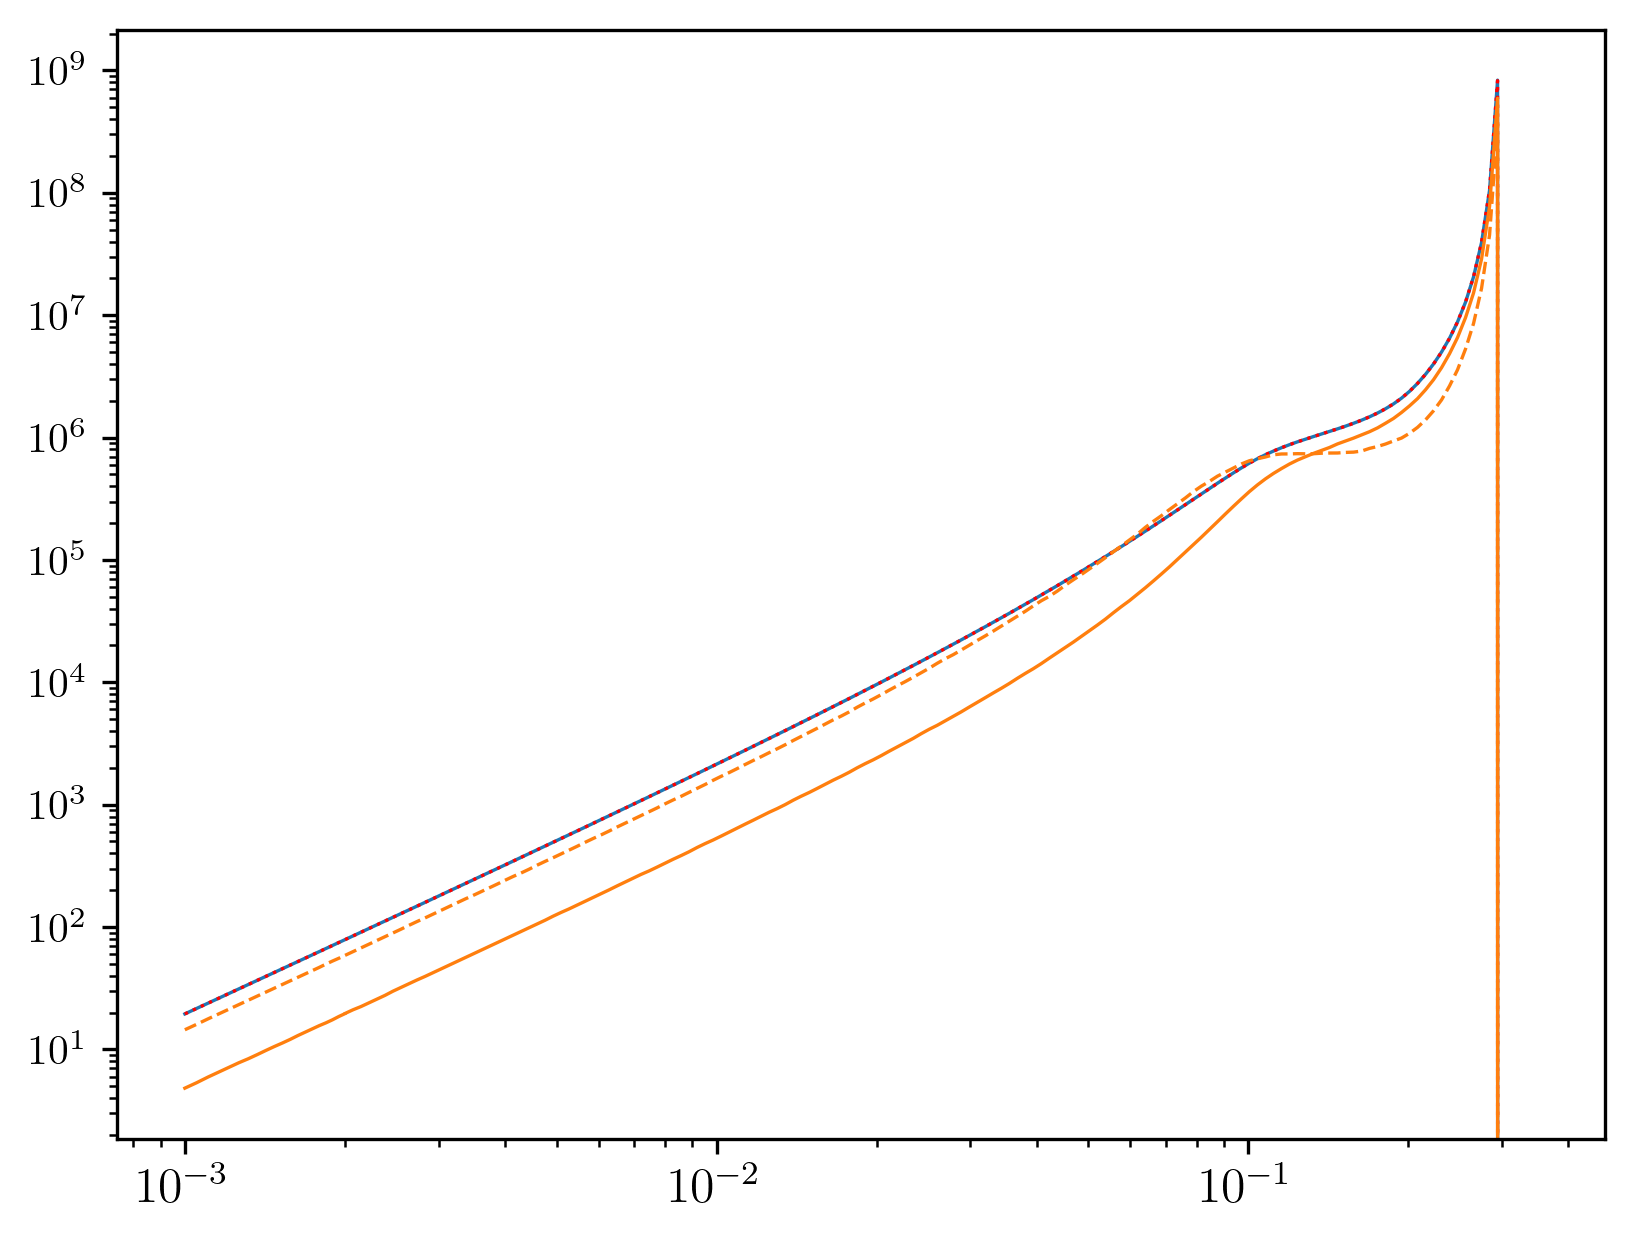
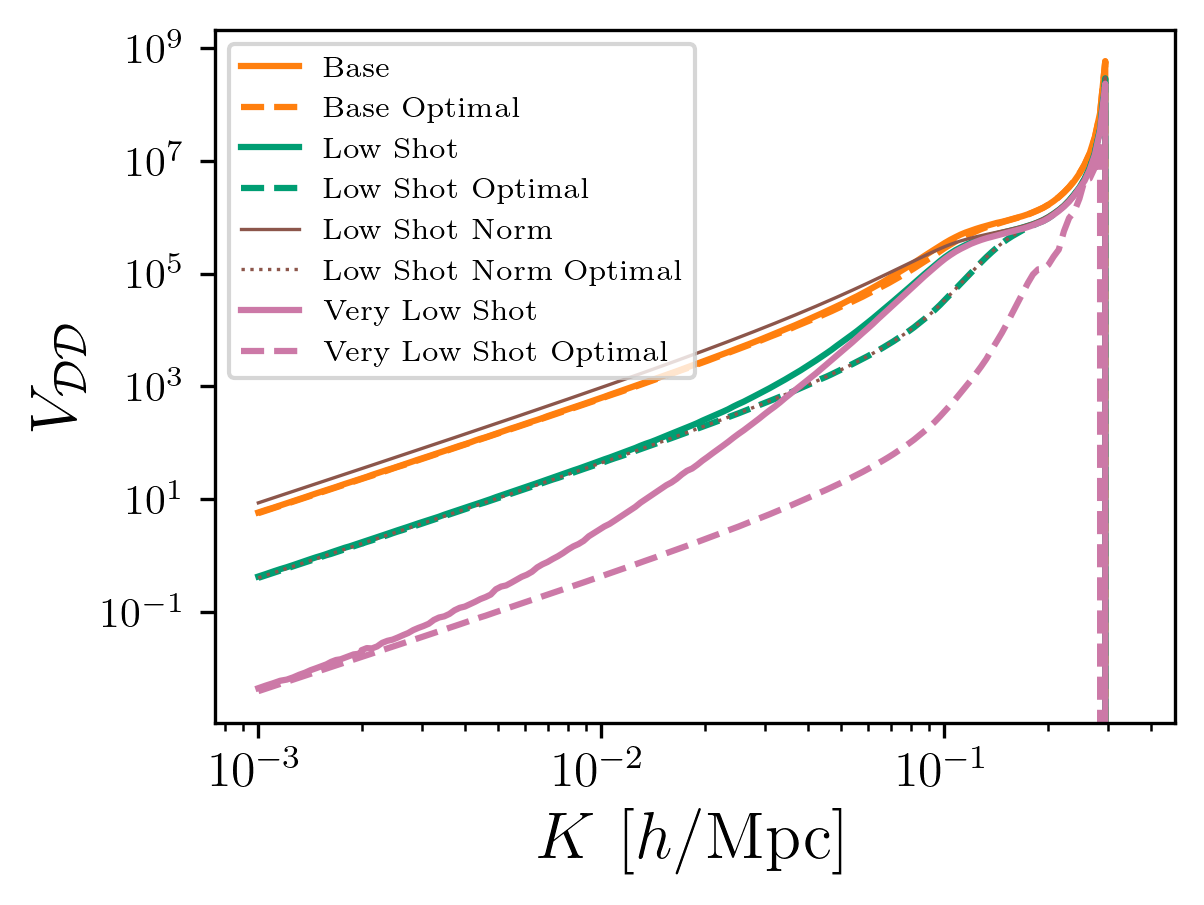
Unified diff of the notebook cell whose output changed from the first chart to the second:
--- before
+++ after
@@ -1,8 +1,44 @@
 key = "n"
 
-p = plt.loglog(Ks, get_norm(key))
-plt.loglog(Ks, get_norm_opt(key), ls = ":", color = "red")
+fig = plt.figure(figsize=(4, 3), dpi=plot.DPI, facecolor='white')
+# Use GridSpec for more control over plot layout
+gs = plot.GridSpec(1, 1, figure=fig, left=0.15, right=0.95, bottom=0.15, top=0.92)
+ax = fig.add_subplot(gs[0, 0])
 
-p = plt.loglog(Ks, get_var(key))
-plt.loglog(Ks, get_var_opt(key), ls = "--", color = p[0].get_color())
+plot_norm = True
+plot_var = True
 
+N_base = 1#get_norm(key)#/4
+V_base = 1#get_var(key)
+
+if plot_var:
+    #V_base = get_var(key)
+    ax.loglog(Ks, get_var(key)/V_base, color = plot.COLORBLIND_PALETTE_2[1], label = "Base", lw = 1.5)
+    ax.loglog(Ks, get_var_opt(key)/V_base, ls = "--", color = plot.COLORBLIND_PALETTE_2[1], label = "Base Optimal", lw = 1.5)
+
+    #V_base = get_var_low(key)
+    ax.loglog(Ks, get_var_low(key)/V_base, plot.COLORBLIND_PALETTE[2], label = "Low Shot", lw = 1.5)
+    ax.loglog(Ks, get_var_low_opt(key)/V_base, ls = "--", color = plot.COLORBLIND_PALETTE[2], label = "Low Shot Optimal", lw = 1.5)
+    #ax.loglog(Ks, get_var_opt_swapped(key)/V_base, color = "black", alpha = 0.4, label = "Var Optimal Swapped")
+
+
+if plot_norm:
+    
+    ax.loglog(Ks, get_norm_low(key)/N_base, color = plot.COLORBLIND_PALETTE_2[5], label = "Low Shot Norm")
+    ax.loglog(Ks, get_norm_low_opt(key)/N_base, ls = ":", color = plot.COLORBLIND_PALETTE_2[5], label = "Low Shot Norm Optimal")
+    #ax.loglog(Ks, get_norm_opt_swapped(key)/N_base, color = "red", alpha = 0.4, label = "Norm Optimal Swapped")
+
+
+if plot_var:
+    #V_base = get_var_super_low(key)
+    ax.loglog(Ks, get_var_super_low(key)/V_base, plot.COLORBLIND_PALETTE[3], label = "Very Low Shot", lw = 1.5)
+    ax.loglog(Ks, get_var_low_super_opt(key)/V_base, ls = "--", color = plot.COLORBLIND_PALETTE[3], label = "Very Low Shot Optimal", lw = 1.5)
+
+
+ax.legend(fontsize = 7, ncol = 1)
+ax.set_xlabel(r'$K \ [h/\mathrm{Mpc}]$', fontsize=16)
+ax.set_ylabel(r'$V_{{\mathcal{D}\mathcal{D}}}$', fontsize=16)
+
+fig.savefig(f"/users/odarwish/long-modes/figures/variance_optimal.pdf", dpi = 300, bbox_inches='tight')
+plt.show()
+plt.close()

Commit: updating